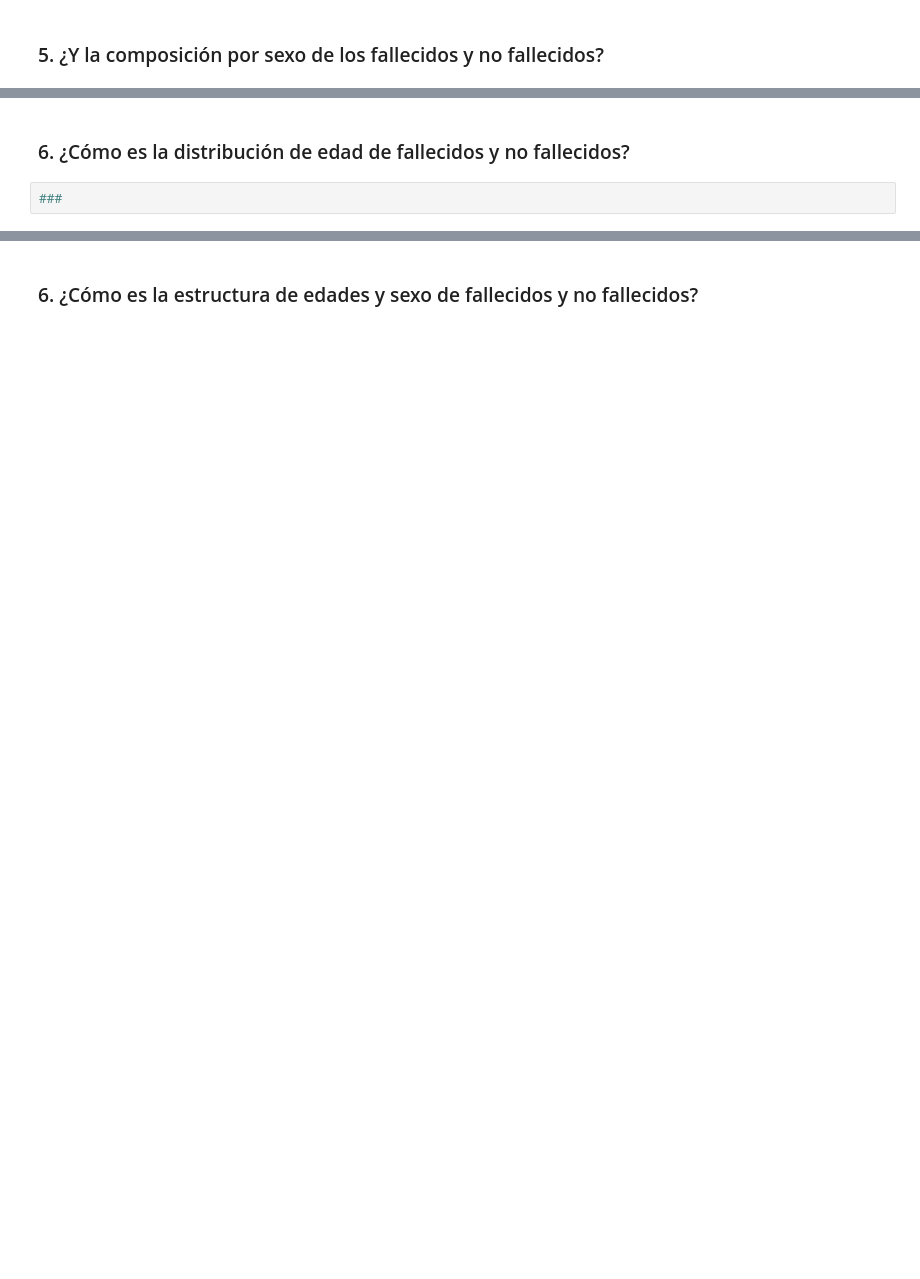
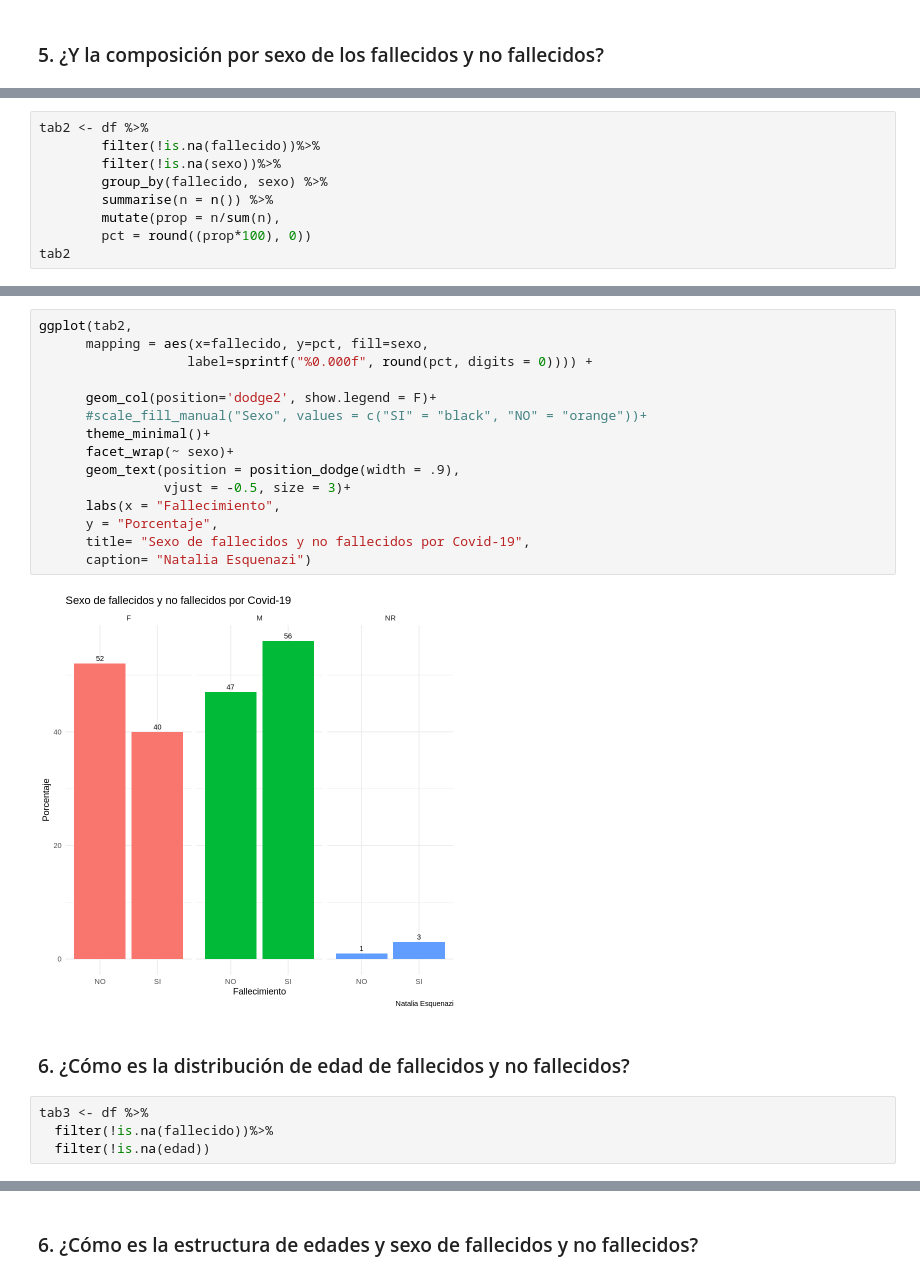
Before and after one commit to NatyEsquenazi/Data-Visualization, a Jupyter notebook: Clase_3_Práctica.ipynb, the cells around one changed output, grey strips where cells are left out. Saved outputs shown, nothing was run; the diff lists cells and outputs as text; blank space fills up the shorter version.

```diff
--- a/Clase_3_Práctica.ipynb
+++ b/Clase_3_Práctica.ipynb
@@ -66,0 +136,9 @@ glimpse(df)
+# %%
+tab2 <- df %>%
+        filter(!is.na(fallecido))%>%
+        filter(!is.na(sexo))%>%
+        group_by(fallecido, sexo) %>%
+        summarise(n = n()) %>%
+        mutate(prop = n/sum(n),
+        pct = round((prop*100), 0))
+tab2
@@ -67,4 +156,23 @@ glimpse(df)
+# %%
+ggplot(tab2,
+      mapping = aes(x=fallecido, y=pct, fill=sexo,
+                   label=sprintf("%0.000f", round(pct, digits = 0)))) +
+
+      geom_col(position='dodge2', show.legend = F)+
+      #scale_fill_manual("Sexo", values = c("SI" = "black", "NO" = "orange"))+
+      theme_minimal()+
+      facet_wrap(~ sexo)+
+      geom_text(position = position_dodge(width = .9),
+                vjust = -0.5, size = 3)+
+      labs(x = "Fallecimiento",
+      y = "Porcentaje",
+      title= "Sexo de fallecidos y no fallecidos por Covid-19",
+      caption= "Natalia Esquenazi")
+# %% [output]
+[figure, added]
 # %% [markdown]
 ### 6. ¿Cómo es la distribución de edad de fallecidos y no fallecidos?
-# %%
-###
+# %%
+tab3 <- df %>%
+  filter(!is.na(fallecido))%>%
+  filter(!is.na(edad))
```
Also changed, not shown: parts of 36 cells of this notebook.
